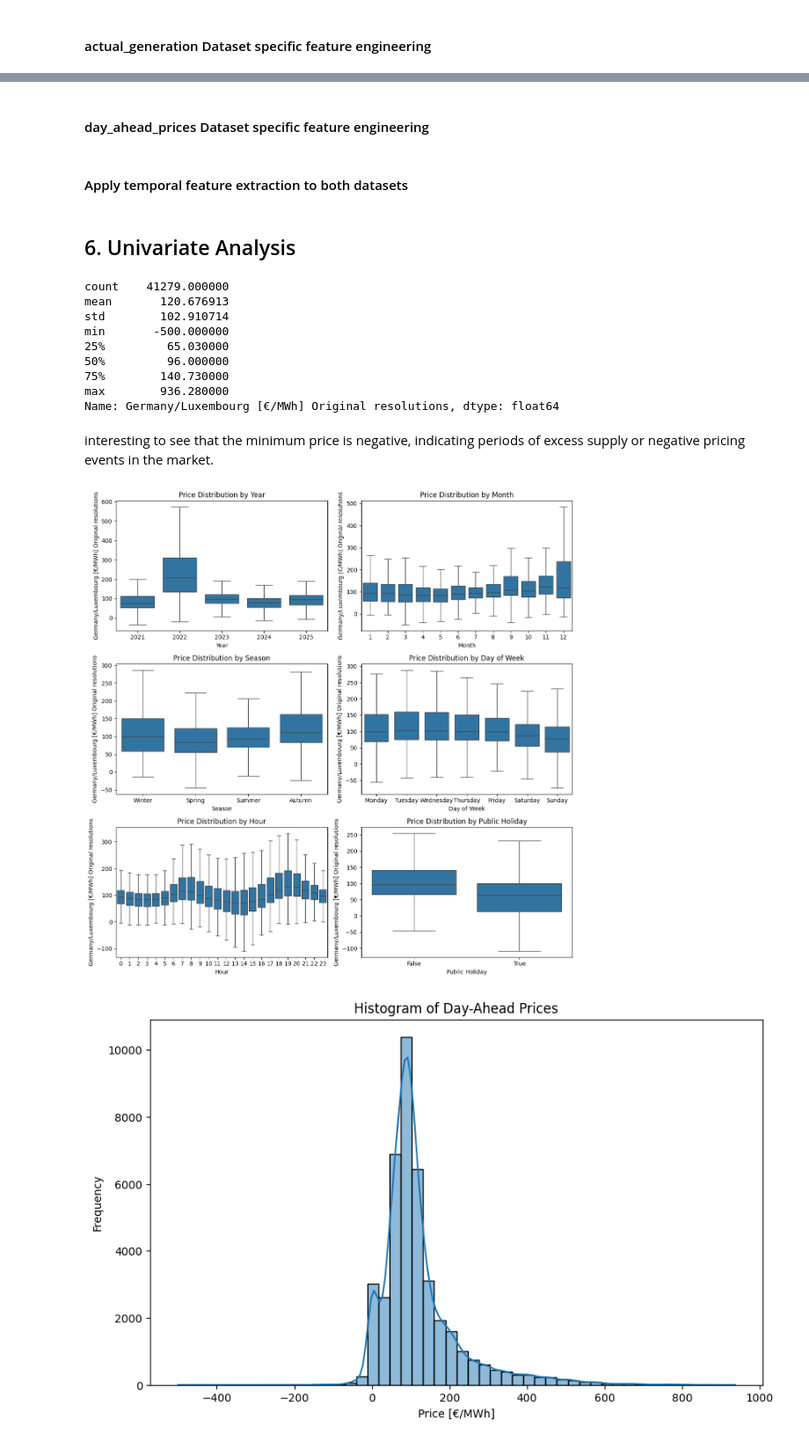
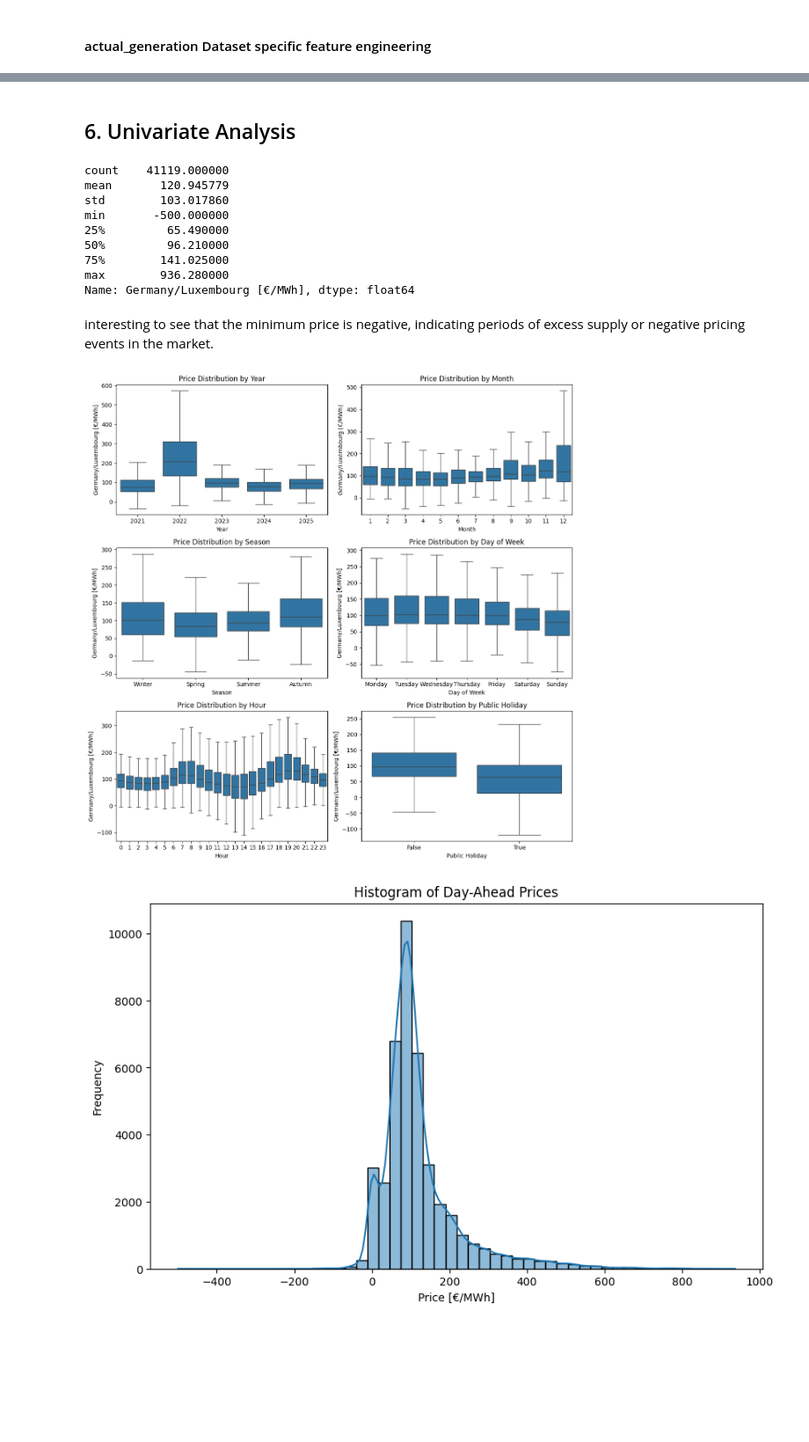
Before and after one commit to Alaeddin-B/german-energy-price-forecasting-mlops, a Jupyter notebook: notebooks/01-EDA.ipynb, the cells around one changed output, grey strips where cells are left out. Shown at 88% size. Cells and saved outputs as stored; diff of their text form; code cells hidden in the pictures; blank space fills up the shorter version.

Commit message:
Locking in major EDA changes. Almost done. Will add a few cleanups before moving on to modeling.

```diff
--- a/notebooks/01-EDA.ipynb
+++ b/notebooks/01-EDA.ipynb
@@ -237,0 +293,7 @@ german_holidays_dates = set(holidays.Germany(years=[2021, 2022, 2023, 2024, 2025
+# %%
+gen_and_prices_df = pd.merge(actual_generation,
+                             day_ahead_prices,
+                             left_index=True,
+                             right_index=True).drop(columns=["End date_x", "End date_y"])
+gen_and_prices_df = clean_column_names(gen_and_prices_df)
+gen_and_prices_df
@@ -271,2 +402,0 @@ actual_generation.head(26)
-# %% [markdown]
-#### day_ahead_prices Dataset specific feature engineering
@@ -275,2 +402,0 @@ actual_generation.head(26)
-# %% [markdown]
-#### Apply temporal feature extraction to both datasets
@@ -283,17 +404,17 @@ for df in dataframes:
 ## 6. Univariate Analysis
 # %%
 # Display summary statistics for the target variable
-day_ahead_prices["Germany/Luxembourg [€/MWh] Original resolutions"].describe()
+gen_and_prices_df["Germany/Luxembourg [€/MWh]"].describe()
 # %% [output]
-count    41279.000000
-mean       120.676913
-std        102.910714
+count    41119.000000
+mean       120.945779
+std        103.017860
 min       -500.000000
-25%         65.030000
-50%         96.000000
-75%        140.730000
+25%         65.490000
+50%         96.210000
+75%        141.025000
 max        936.280000
-Name: Germany/Luxembourg [€/MWh] Original resolutions, dtype: float64
+Name: Germany/Luxembourg [€/MWh], dtype: float64
 # %% [markdown]
 interesting to see that the minimum price is negative, indicating periods of excess supply or negative pricing events in the market.
 # %%
@@ -305,8 +426,8 @@ fig, axes = plt.subplots(3, 2, figsize=(12, 12))
 sns.boxplot(
     ax=axes[0, 0],
     x='year',
-    y='Germany/Luxembourg [€/MWh] Original resolutions',
-    data=day_ahead_prices,
+    y='Germany/Luxembourg [€/MWh]',
+    data=gen_and_prices_df,
     showfliers=False
 )
 axes[0, 0].set_title('Price Distribution by Year')
@@ -316,8 +437,8 @@ axes[0, 0].set_xlabel('Year')
 sns.boxplot(
     ax=axes[0, 1],
     x='month',
-    y='Germany/Luxembourg [€/MWh] Original resolutions',
-    data=day_ahead_prices,
+    y='Germany/Luxembourg [€/MWh]',
+    data=gen_and_prices_df,
     showfliers=False
 )
 axes[0, 1].set_title('Price Distribution by Month')
@@ -327,8 +448,8 @@ axes[0, 1].set_xlabel('Month')
 sns.boxplot(
     ax=axes[1, 0],
     x='season',
-    y='Germany/Luxembourg [€/MWh] Original resolutions',
-    data=day_ahead_prices,
+    y='Germany/Luxembourg [€/MWh]',
+    data=gen_and_prices_df,
     showfliers=False
 )
 axes[1, 0].set_title('Price Distribution by Season')
@@ -338,40 +459,40 @@ axes[1, 0].set_xlabel('Season')
 sns.boxplot(
     ax=axes[1, 1],
     x='day_of_week',
-    y='Germany/Luxembourg [€/MWh] Original resolutions',
-    data=day_ahead_prices,
+    y='Germany/Luxembourg [€/MWh]',
+    data=gen_and_prices_df,
     order=['Monday', 'Tuesday', 'Wednesday', 'Thursday', 'Friday', 'Saturday', 'Sunday'],
     showfliers=False
 )
 axes[1, 1].set_title('Price Distribution by Day of Week')
 axes[1, 1].set_xlabel('Day of Week')
 
 # Box plot for price by hour
 sns.boxplot(
     ax=axes[2, 0],
     x='hour',
-    y='Germany/Luxembourg [€/MWh] Original resolutions',
-    data=day_ahead_prices,
+    y='Germany/Luxembourg [€/MWh]',
+    data=gen_and_prices_df,
     showfliers=False
 )
 axes[2, 0].set_title('Price Distribution by Hour')
 axes[2, 0].set_xlabel('Hour')
 
 # Box plot for price by public holiday
 sns.boxplot(
     ax=axes[2, 1],
     x='public_holiday',
-    y='Germany/Luxembourg [€/MWh] Original resolutions',
-    data=day_ahead_prices,
+    y='Germany/Luxembourg [€/MWh]',
+    data=gen_and_prices_df,
     showfliers=False
 )
 axes[2, 1].set_title('Price Distribution by Public Holiday')
 axes[2, 1].set_xlabel('Public Holiday')
 
 plt.tight_layout()
 plt.show()
 # %% [output]
-[figure, old version]
+[figure, new version]
 # %%
 # Histogram of day-ahead prices
 plt.figure(figsize=(10, 6))
```
Also changed, not shown: parts of 33 cells of this notebook.
